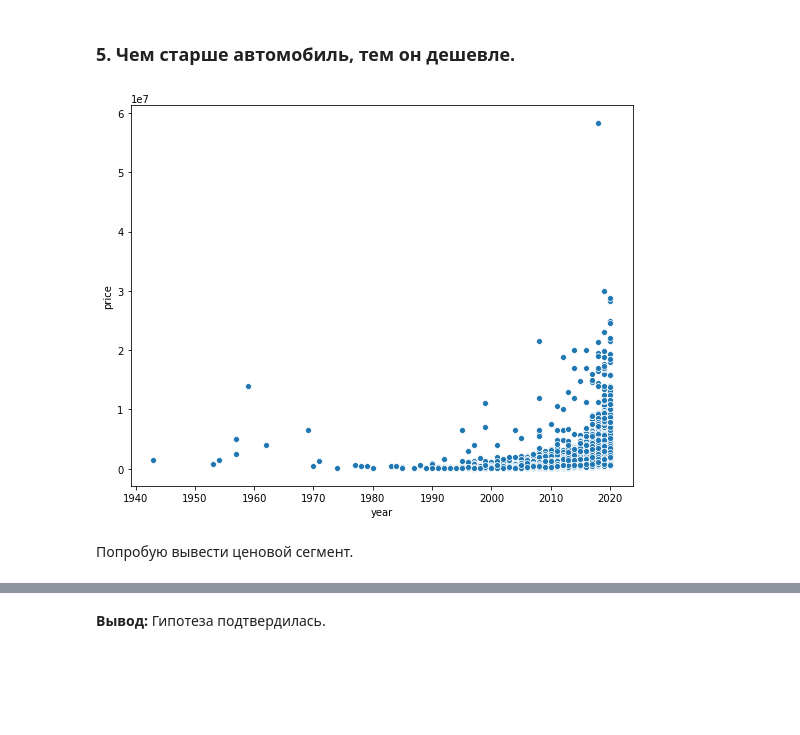
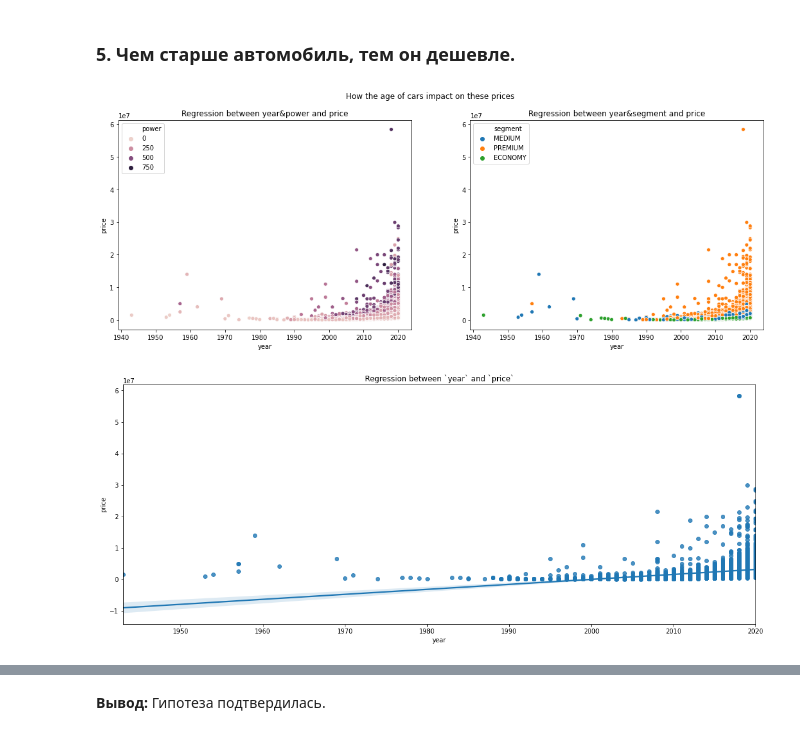
Before and after one commit to ArthurBodrov/autoru_analytics, a Jupyter notebook: Data Exploration.ipynb, the cells around one changed output, grey strips where cells are left out. Drawn from its saved outputs; the diff is of its cells as text; code cells hidden in the pictures; blank space fills up the shorter version.

```diff
--- a/Data Exploration.ipynb
+++ b/Data Exploration.ipynb
@@ -78,10 +85,19 @@ cat_plots(order=["0 владелецев", "1\xa0владелец", "2\xa0вла
 **Вывод:** Гипотеза подтвердилась.
 # %% [markdown]
 ### 5. Чем старше автомобиль, тем он дешевле.
+# %%
+fig, axes = plt.subplots(1, 2, figsize=(18, 6))
+
+fig.suptitle('How the age of cars impact on these prices')
+year_power_scatter = sns.scatterplot(ax=axes[0], data=cars, x='year', y='price', hue='power');
+year_power_scatter.set_title("Regression between year&power and price")
+year_segment_scatter = sns.scatterplot(ax=axes[1], data=cars, x='year', y='price', hue='segment');
+year_segment_scatter.set_title("Regression between year&segment and price");
+# %% [output]
+[figure, added]
 # %%
-plt.figure(figsize=(9,7))
-sns.scatterplot(data=cars, x='year', y='price');
+plt.figure(figsize=(18,7))
+year_regplot = sns.regplot(x='year', y='price', data=cars)
+year_regplot.set_title("Regression between `year` and `price`");
 # %% [output]
-[figure, old version]
+[figure, new version]
-# %% [markdown]
-Попробую вывести ценовой сегмент.
```
Also changed, not shown: parts of 17 cells of this notebook, 8 other files.
